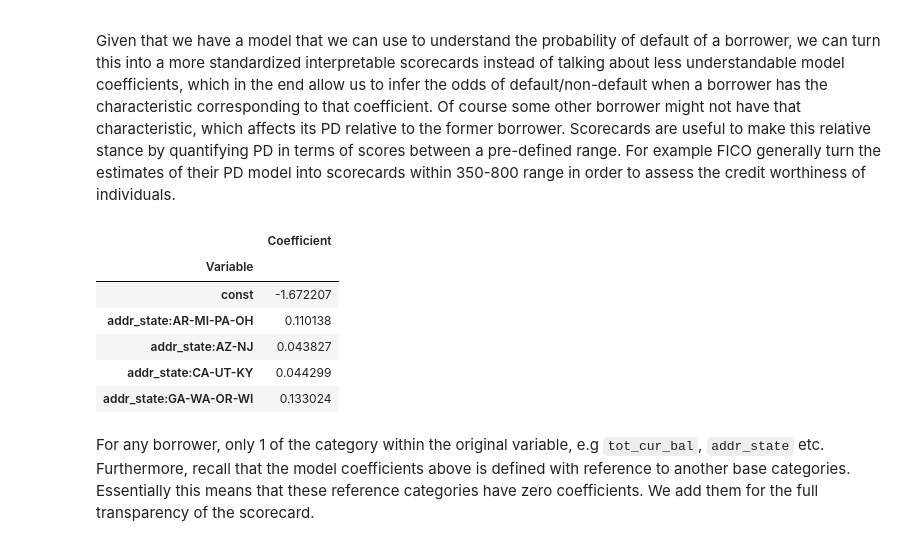
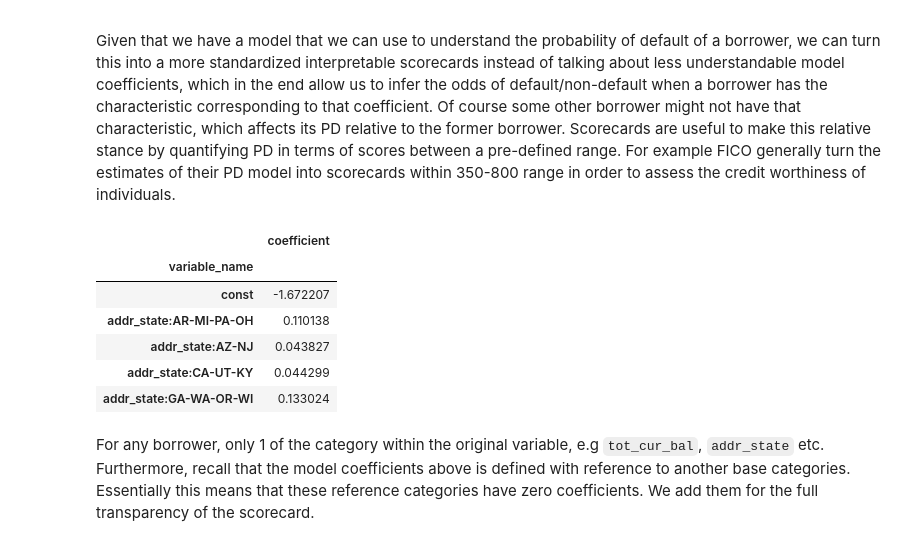
Before and after one commit to oozsoy/credit_risk_modeling, a Jupyter notebook: PD_Model_Validation.ipynb, the cells around one changed output. Drawn from its saved outputs; the diff is of its cells as text; code cells hidden in the pictures.

```diff
--- a/PD_Model_Validation.ipynb
+++ b/PD_Model_Validation.ipynb
@@ -502,16 +502,16 @@ Given that we have a model that we can use to understand the probability of defa
 # %%
 coefficients_df = lr_model.coef_summary()
 
-coefficients_df = coefficients_df.drop('P-Value', axis = 1)
+coefficients_df = coefficients_df.drop('p_value', axis = 1)
 
-model_df = coefficients_df[1:].sort_values('Variable')
+model_df = coefficients_df[1:].sort_values('variable_name')
 
 model_df = pd.concat([coefficients_df.iloc[0:1], model_df])
 
 model_df.head()
 # %% [output]
-|  | Coefficient |
-| Variable |  |
+|  | coefficient |
+| variable_name |  |
 | const | -1.672207 |
 | addr_state:AR-MI-PA-OH | 0.110138 |
 | addr_state:AZ-NJ | 0.043827 |
```
Also changed, not shown: parts of 20 cells of this notebook, 3 other files.
